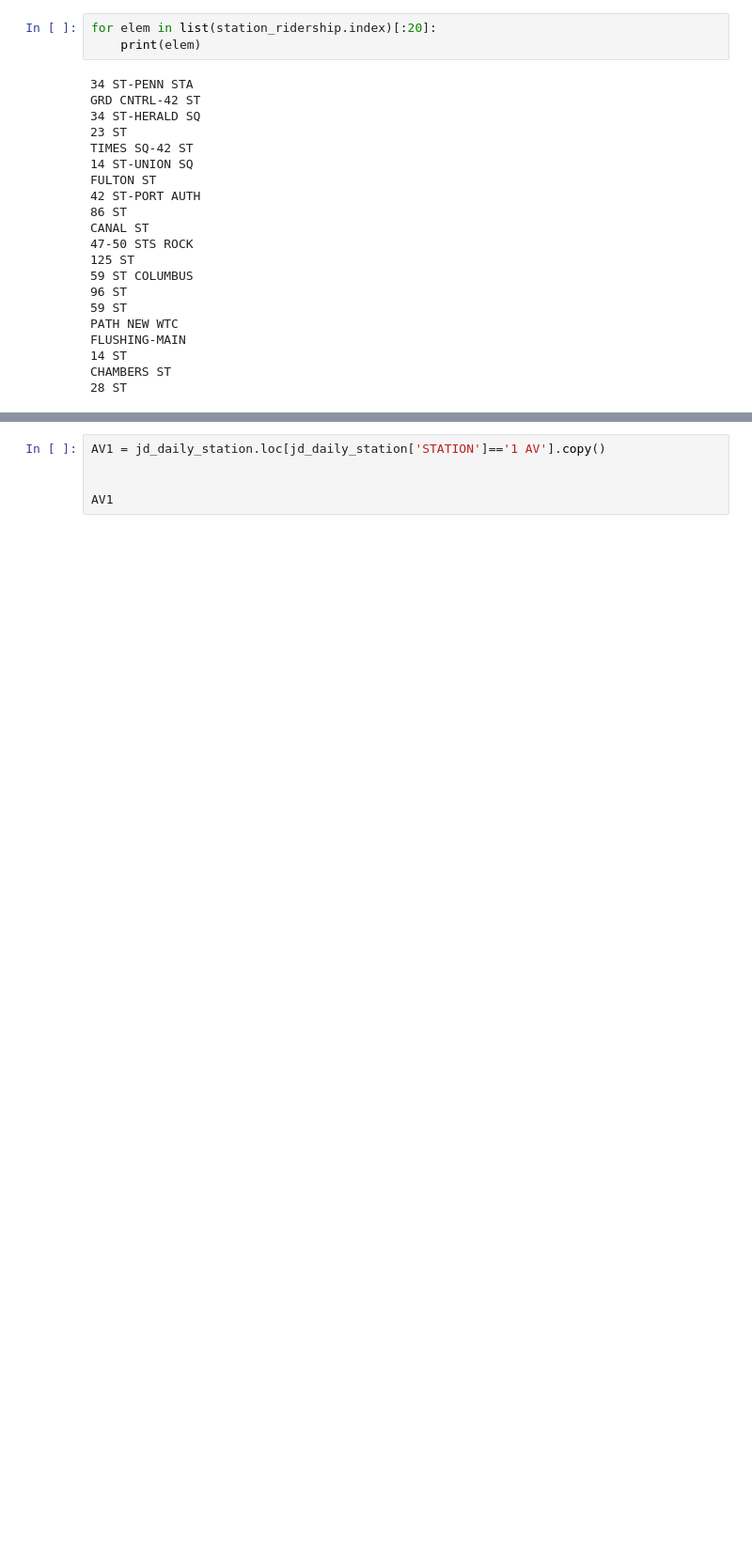
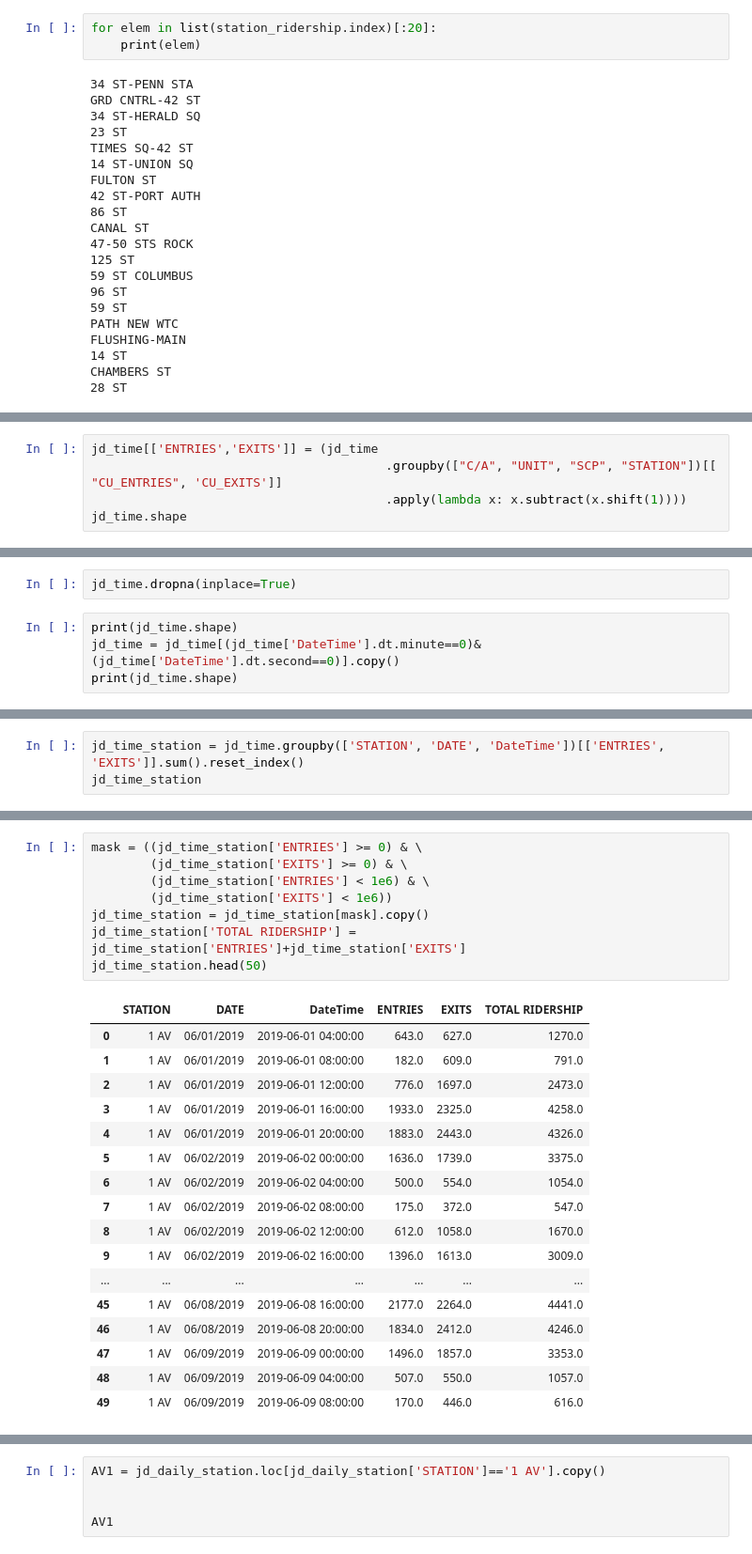
Before and after one commit to mattsegall/MTA-Project1, a Jupyter notebook: Nathaniel Exploration.ipynb, the cells around one changed output, grey strips where cells are left out. Shown at 94% size. Drawn from its saved outputs; the diff is of its cells as text; blank space fills up the shorter version.

```diff
--- a/Nathaniel Exploration.ipynb
+++ b/Nathaniel Exploration.ipynb
@@ -185,0 +171,5 @@ CHAMBERS ST
+# %%
+jd_time[['ENTRIES','EXITS']] = (jd_time
+                                        .groupby(["C/A", "UNIT", "SCP", "STATION"])[[ "CU_ENTRIES", 'CU_EXITS']]
+                                        .apply(lambda x: x.subtract(x.shift(1))))
+jd_time.shape
@@ -185,0 +178,6 @@ CHAMBERS ST
+# %%
+jd_time.dropna(inplace=True)
+# %%
+print(jd_time.shape)
+jd_time = jd_time[(jd_time['DateTime'].dt.minute==0)&(jd_time['DateTime'].dt.second==0)].copy()
+print(jd_time.shape)
@@ -185,0 +187,3 @@ CHAMBERS ST
+# %%
+jd_time_station = jd_time.groupby(['STATION', 'DATE', 'DateTime'])[['ENTRIES', 'EXITS']].sum().reset_index()
+jd_time_station
@@ -185,0 +204,26 @@ CHAMBERS ST
+# %%
+mask = ((jd_time_station['ENTRIES'] >= 0) & \
+        (jd_time_station['EXITS'] >= 0) & \
+        (jd_time_station['ENTRIES'] < 1e6) & \
+        (jd_time_station['EXITS'] < 1e6))
+jd_time_station = jd_time_station[mask].copy()
+jd_time_station['TOTAL RIDERSHIP'] = jd_time_station['ENTRIES']+jd_time_station['EXITS']
+jd_time_station.head(50)
+# %% [output]
+|  | STATION | DATE | DateTime | ENTRIES | EXITS | TOTAL RIDERSHIP |
+| 0 | 1 AV | 06/01/2019 | 2019-06-01 04:00:00 | 643.0 | 627.0 | 1270.0 |
+| 1 | 1 AV | 06/01/2019 | 2019-06-01 08:00:00 | 182.0 | 609.0 | 791.0 |
+| 2 | 1 AV | 06/01/2019 | 2019-06-01 12:00:00 | 776.0 | 1697.0 | 2473.0 |
+| 3 | 1 AV | 06/01/2019 | 2019-06-01 16:00:00 | 1933.0 | 2325.0 | 4258.0 |
+| 4 | 1 AV | 06/01/2019 | 2019-06-01 20:00:00 | 1883.0 | 2443.0 | 4326.0 |
+| 5 | 1 AV | 06/02/2019 | 2019-06-02 00:00:00 | 1636.0 | 1739.0 | 3375.0 |
+| 6 | 1 AV | 06/02/2019 | 2019-06-02 04:00:00 | 500.0 | 554.0 | 1054.0 |
+| 7 | 1 AV | 06/02/2019 | 2019-06-02 08:00:00 | 175.0 | 372.0 | 547.0 |
+| 8 | 1 AV | 06/02/2019 | 2019-06-02 12:00:00 | 612.0 | 1058.0 | 1670.0 |
+| 9 | 1 AV | 06/02/2019 | 2019-06-02 16:00:00 | 1396.0 | 1613.0 | 3009.0 |
+| ... | ... | ... | ... | ... | ... | ... |
+| 45 | 1 AV | 06/08/2019 | 2019-06-08 16:00:00 | 2177.0 | 2264.0 | 4441.0 |
+| 46 | 1 AV | 06/08/2019 | 2019-06-08 20:00:00 | 1834.0 | 2412.0 | 4246.0 |
+| 47 | 1 AV | 06/09/2019 | 2019-06-09 00:00:00 | 1496.0 | 1857.0 | 3353.0 |
+| 48 | 1 AV | 06/09/2019 | 2019-06-09 04:00:00 | 507.0 | 550.0 | 1057.0 |
+| 49 | 1 AV | 06/09/2019 | 2019-06-09 08:00:00 | 170.0 | 446.0 | 616.0 |
```
Also changed, not shown: parts of 14 cells of this notebook.
